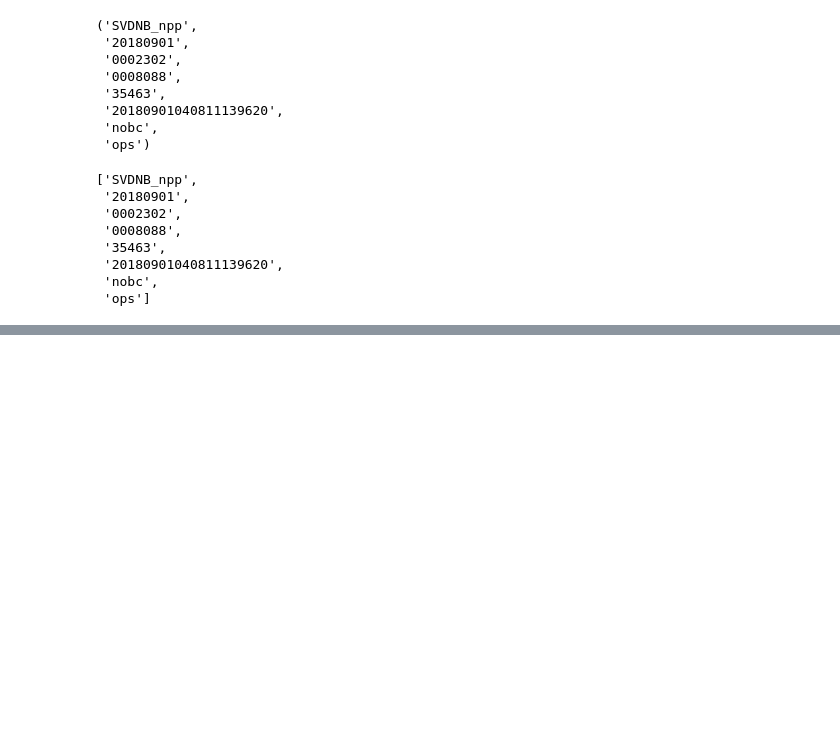
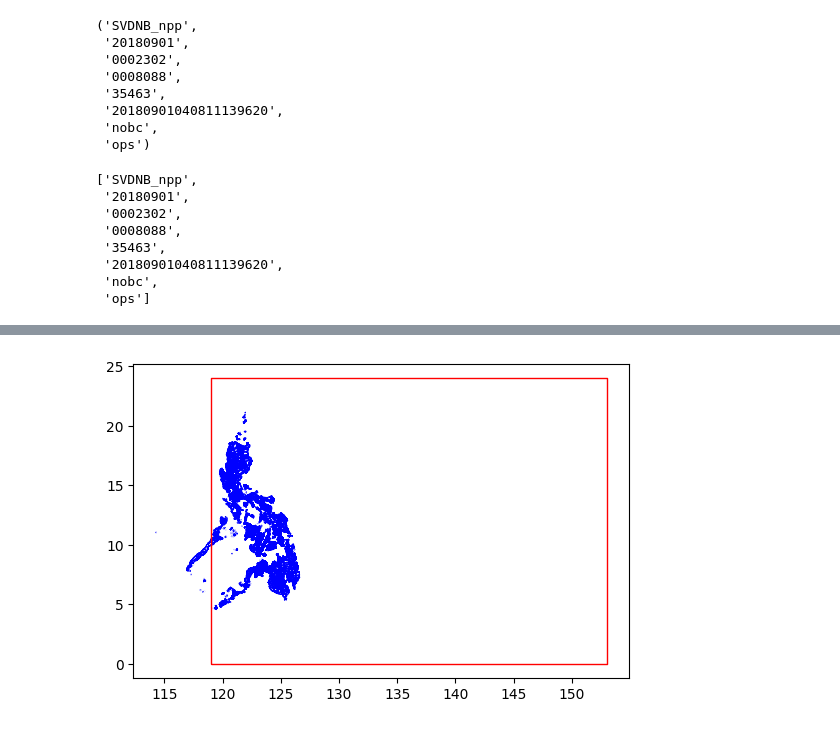
Before and after one commit to butchland/ntlights-processing-utils, a Jupyter notebook: nbs/04_explore_ntlights_stac.ipynb, the cells around one changed output, grey strips where cells are left out. Cells and saved outputs as stored; diff of their text form; code cells hidden in the pictures; blank space fills up the shorter version.

```diff
--- a/nbs/04_explore_ntlights_stac.ipynb
+++ b/nbs/04_explore_ntlights_stac.ipynb
@@ -196,0 +401,6 @@ kids_df = pd.DataFrame.from_records(kids)
+# %%
+ax = plt.axes()
+ax = admin_areas.plot(ax=ax, facecolor='none', edgecolor='blue')
+ax = phl_180912.iloc[1:2].plot(ax=ax, facecolor='none',edgecolor='red')
+# %% [output]
+[figure, added]
```
Also changed, not shown: parts of 137 cells of this notebook.
